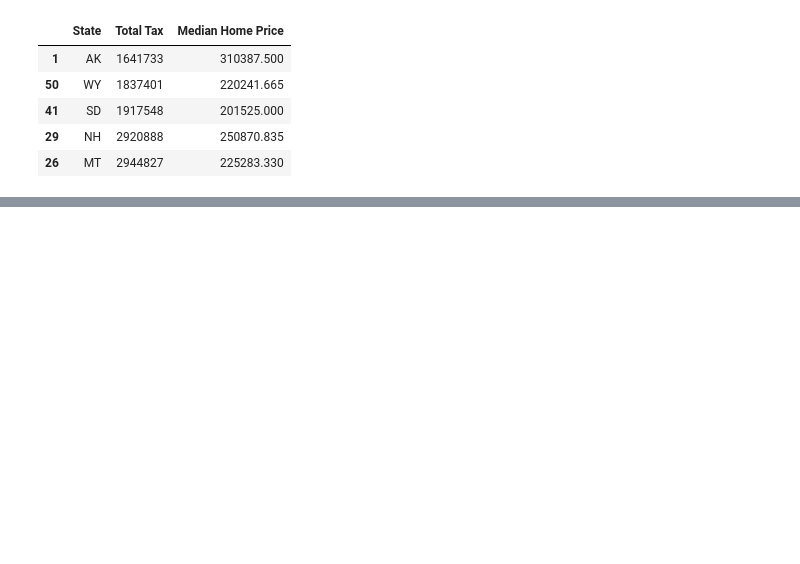
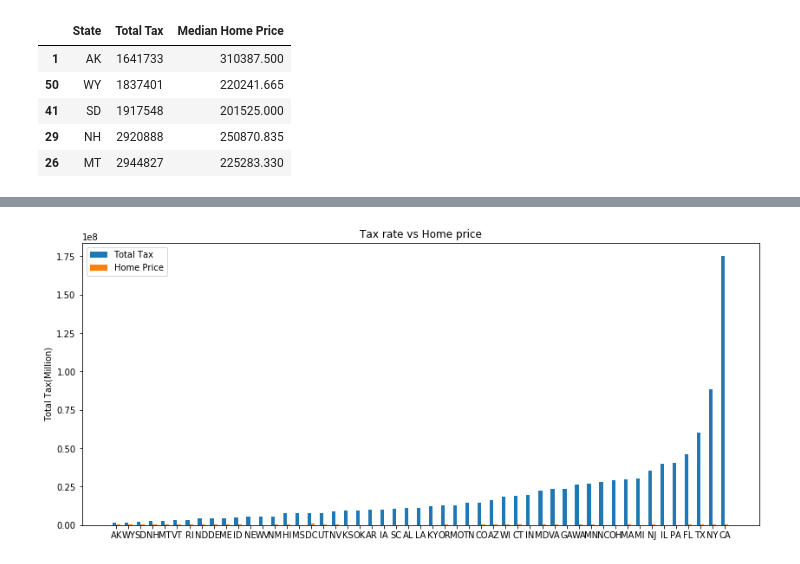
Before and after one commit to prakashbalasubramaniam/The_Incredible_Quad, a Jupyter notebook: Bahar_homeprice/TotalTax_MedianHomePrice.ipynb, the cells around one changed output, grey strips where cells are left out. Cells and saved outputs as stored; diff of their text form; code cells hidden in the pictures; blank space fills up the shorter version.

```diff
--- a/Bahar_homeprice/TotalTax_MedianHomePrice.ipynb
+++ b/Bahar_homeprice/TotalTax_MedianHomePrice.ipynb
@@ -103,0 +131,19 @@ gbar=sorttax.plot(kind= 'bar', secondary_y = 'Median Home Price', figsize= (14,6
+# %%
+#create a plot with both dataset (homeprice and TotalTax)
+labels = sorttax['State']
+x = np.arange(len(labels))  #the labels locations
+width = 0.3
+
+fig, ax =plt.subplots(figsize=(figsize_x, figsize_y))
+rects1 = ax.bar(x- width/2 , sorttax['Total Tax'] ,width, label= 'Total Tax')
+rects2 = ax.bar(x+ width/2 , sorttax['Median Home Price'] , width , label= 'Home Price')
+
+ax.set_ylabel('Total Tax(Million)')
+ax.set_title('Tax rate vs Home price')
+ax.set_xticks(x)
+ax.set_xticklabels(labels)
+ax.legend()
+
+plt.show()
+# %% [output]
+[figure, added]
```
Also changed, not shown: parts of 8 cells of this notebook.
